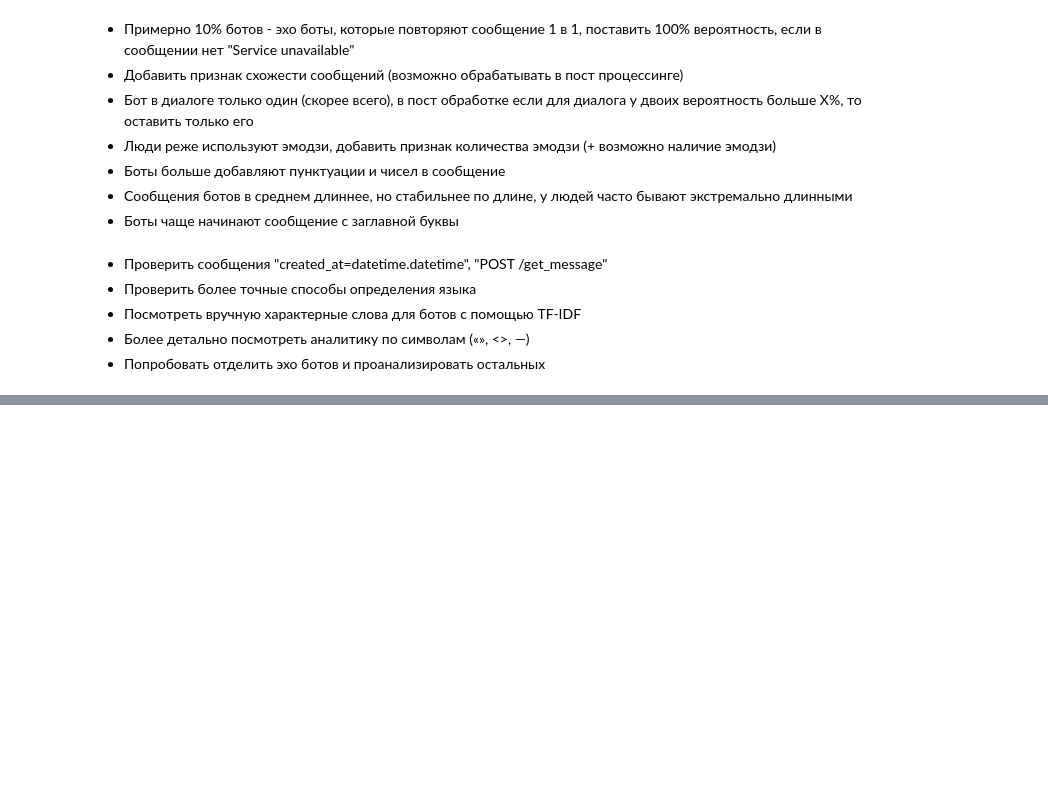
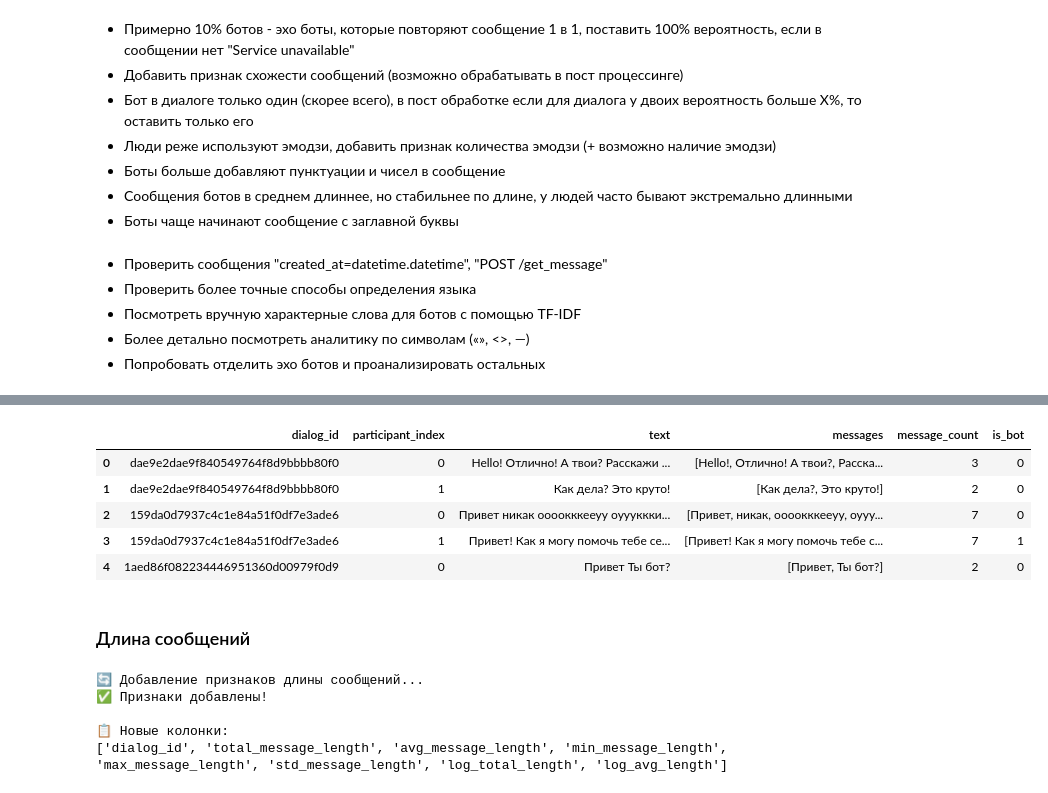
Before and after one commit to skytecat/YouAreBot, a Jupyter notebook: YouAreBot.ipynb, the cells around one changed output, grey strips where cells are left out. Saved outputs shown, nothing was run; the diff lists cells and outputs as text; code cells hidden in the pictures; blank space fills up the shorter version.

Commit message:
Добавление признаков длины сообщений

```diff
--- a/YouAreBot.ipynb
+++ b/YouAreBot.ipynb
@@ -2224,0 +2598,9 @@ dtype: object
+# %%
+train_df.head(5)
+# %% [output]
+|  | dialog_id | participant_index | text | messages | message_count | is_bot |
+| 0 | dae9e2dae9f840549764f8d9bbbb80f0 | 0 | Hello! Отлично! А твои? Расскажи ... | [Hello!, Отлично! А твои?, Расска... | 3 | 0 |
+| 1 | dae9e2dae9f840549764f8d9bbbb80f0 | 1 | Как дела? Это круто! | [Как дела?, Это круто!] | 2 | 0 |
+| 2 | 159da0d7937c4c1e84a51f0df7e3ade6 | 0 | Привет никак оооокккееуу оуууккки... | [Привет, никак, оооокккееуу, оууу... | 7 | 0 |
+| 3 | 159da0d7937c4c1e84a51f0df7e3ade6 | 1 | Привет! Как я могу помочь тебе се... | [Привет! Как я могу помочь тебе с... | 7 | 1 |
+| 4 | 1aed86f082234446951360d00979f0d9 | 0 | Привет Ты бот? | [Привет, Ты бот?] | 2 | 0 |
@@ -2224,0 +2985,70 @@ dtype: object
+# %% [markdown]
+### Длина сообщений
+# %%
+# ═══════════════════════════════════════════════════════════════
+# 📏 Добавление признаков: длина сообщений
+# ═══════════════════════════════════════════════════════════════
+
+import numpy as np
+
+def add_message_length_features(df, messages_col='messages'):
+    """
+    Добавляет признаки на основе длин сообщений:
+    - total_message_length: сумма длин всех сообщений участника
+    - avg_message_length: средняя длина одного сообщения
+    - min/max/std_message_length: дополнительные статистики
+    """
+    df = df.copy()
+
+    def calc_length_features(messages):
+        """Вычисляет статистики длин для списка сообщений"""
+        if not messages or len(messages) == 0:
+            return {
+                'total_message_length': 0,
+                'avg_message_length': 0,
+                'min_message_length': 0,
+                'max_message_length': 0,
+                'std_message_length': 0,
+            }
+
+        # Длины каждого сообщения (в символах)
+        lengths = [len(str(msg)) for msg in messages]
+
+        return {
+            'total_message_length': sum(lengths),
+            'avg_message_length': np.mean(lengths),
+            'min_message_length': min(lengths),
+            'max_message_length': max(lengths),
+            'std_message_length': np.std(lengths) if len(lengths) > 1 else 0,
+        }
+
+    # Применяем функцию к каждому участнику
+    length_features = df[messages_col].apply(calc_length_features)
+    length_df = pd.DataFrame(length_features.tolist(), index=df.index)
+
+    # Добавляем к основному DataFrame
+    df = pd.concat([df, length_df], axis=1)
+
+    # Дополнительно: логарифм общей длины (устойчив к выбросам)
+    df['log_total_length'] = np.log1p(df['total_message_length'])
+    df['log_avg_length'] = np.log1p(df['avg_message_length'])
+
+    return df
+
+# ───────────────────────────────────────────────────────────────
+# Применение к данным
+# ───────────────────────────────────────────────────────────────
+
+print("🔄 Добавление признаков длины сообщений...")
+train_df = add_message_length_features(train_df)
+test_df = add_message_length_features(test_df)
+
+print("✅ Признаки добавлены!")
+print(f"\n📋 Новые колонки:")
+print([c for c in train_df.columns if 'length' in c.lower() or 'log_' in c.lower()])
+# %% [output]
+🔄 Добавление признаков длины сообщений...
+✅ Признаки добавлены!
+
+📋 Новые колонки:
+['dialog_id', 'total_message_length', 'avg_message_length', 'min_message_length', 'max_message_length', 'std_message_length', 'log_total_length', 'log_avg_length']
```
Also changed, not shown: parts of 15 cells of this notebook.
